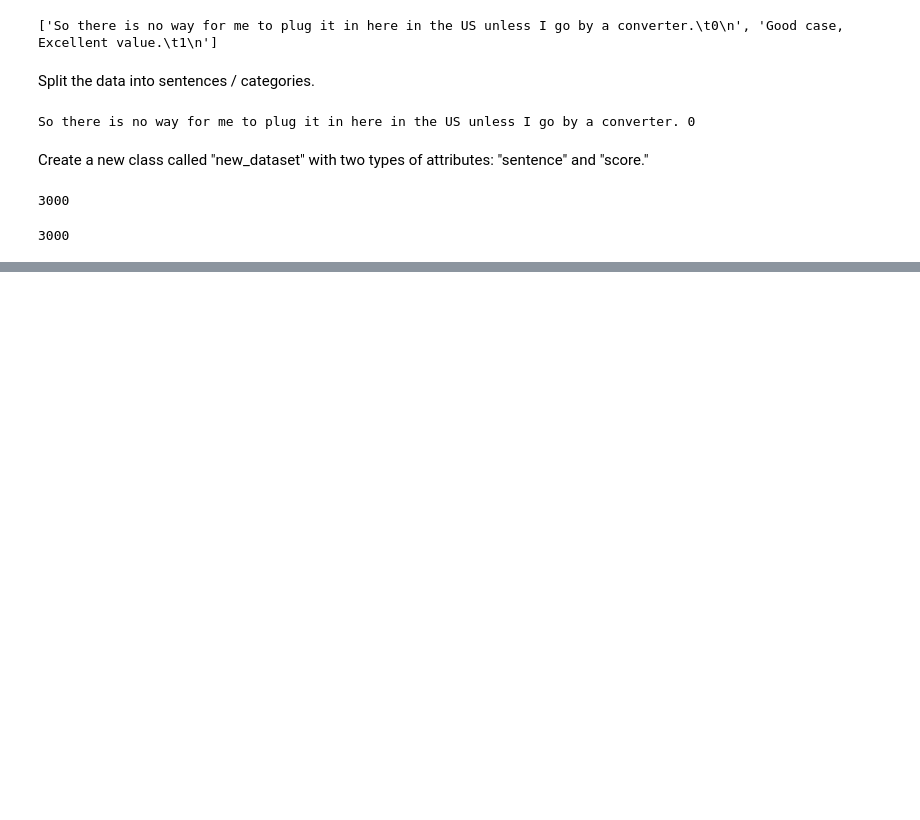
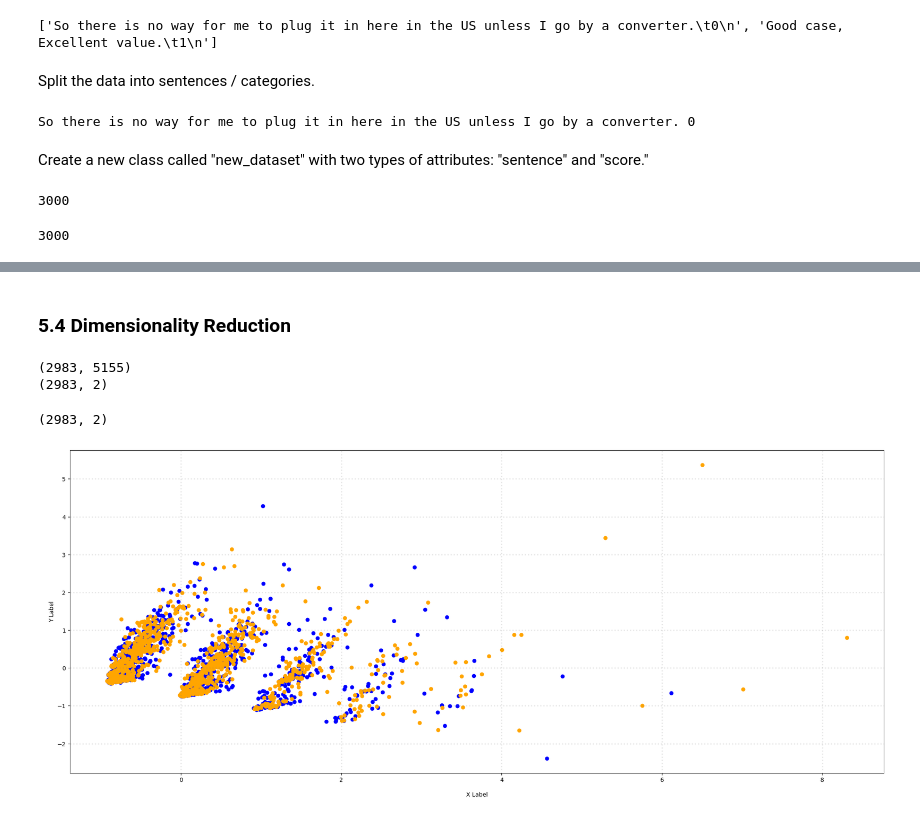
Before and after one commit to NightHao/DM2023-Lab1-Master, a Jupyter notebook: DM2023-Lab1-Master.ipynb, the cells around one changed output, grey strips where cells are left out. Saved outputs shown, nothing was run; the diff lists cells and outputs as text; code cells hidden in the pictures; blank space fills up the shorter version.

```diff
--- a/DM2023-Lab1-Master.ipynb
+++ b/DM2023-Lab1-Master.ipynb
@@ -1761,0 +2136,2 @@ X = pd.DataFrame.from_records(dmh.structure_data(brandnew_data), columns= ['sent
+# %% [markdown]
+### 5.4 Dimensionality Reduction
@@ -1761,0 +2140,31 @@ X = pd.DataFrame.from_records(dmh.structure_data(brandnew_data), columns= ['sent
+# %%
+print(new_pd_counts.shape)
+new_pd_reduced = PCA(n_components = 2).fit_transform(new_pd_counts.toarray())
+print(new_pd_reduced.shape)
+# %% [output]
+(2983, 5155)
+(2983, 2)
+# %%
+new_pd_reduced.shape
+# %% [output]
+(2983, 2)
+# %%
+col = ['blue', 'orange']
+
+# plot
+fig = plt.figure(figsize = (25,10))
+ax = fig.subplots()
+
+for c, s in zip(col, [0, 1]):
+    xs = new_pd_reduced[new_pd['score'] == s].T[0] #ACE
+    ys = new_pd_reduced[new_pd['score'] == s].T[1] #BDF
+
+    ax.scatter(xs, ys, c = c, marker='o')
+
+ax.grid(color='gray', linestyle=':', linewidth=2, alpha=0.2)
+ax.set_xlabel('\nX Label')
+ax.set_ylabel('\nY Label')
+
+plt.show()
+# %% [output]
+[figure, added]
```
Also changed, not shown: parts of 51 cells of this notebook, 1 other file.
